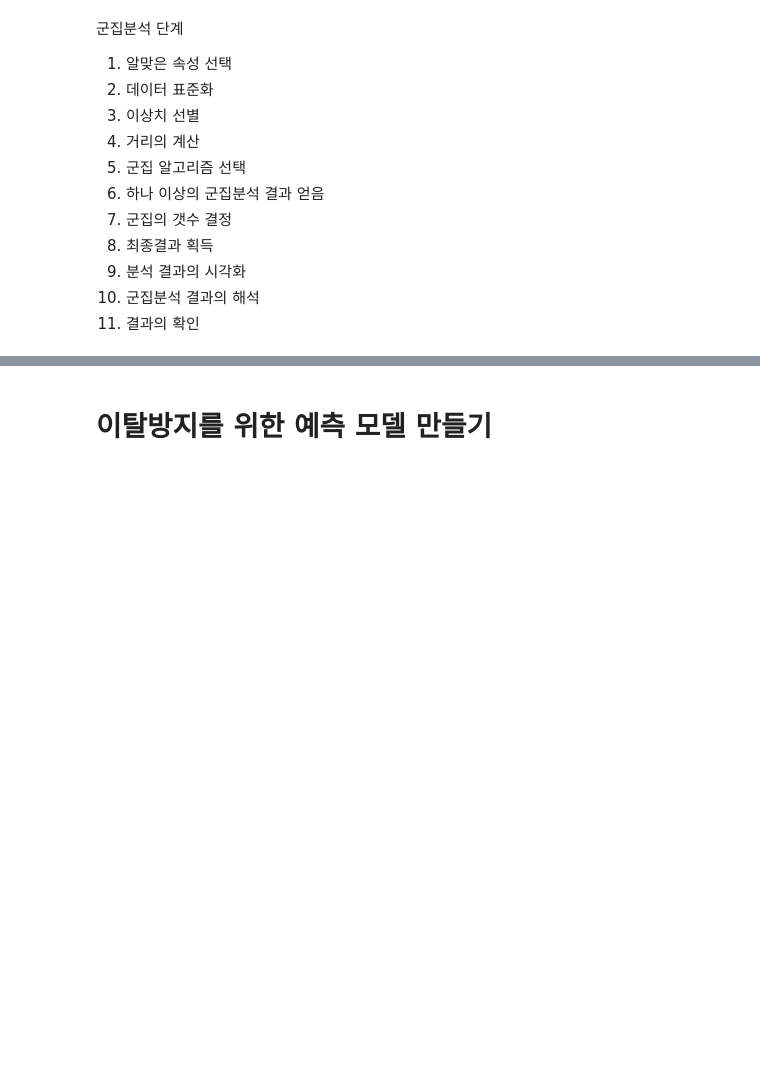
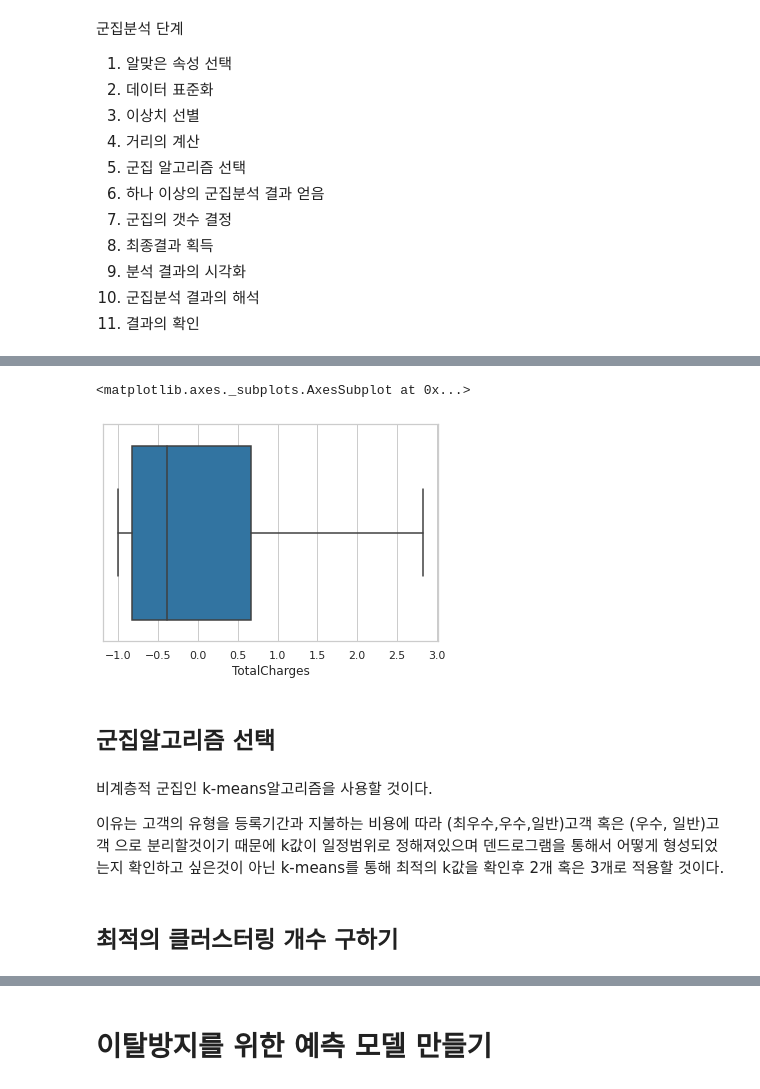
Before and after one commit to ljs7463/AnalysisProject, a Jupyter notebook: 개인프로젝트/1. Customer Churn/Telco_Customer_Churn.ipynb, the cells around one changed output, grey strips where cells are left out. Cells and saved outputs as stored; diff of their text form; code cells hidden in the pictures; blank space fills up the shorter version.

```diff
--- a/개인프로젝트/1. Customer Churn/Telco_Customer_Churn.ipynb
+++ b/개인프로젝트/1. Customer Churn/Telco_Customer_Churn.ipynb
@@ -1288,0 +1231,13 @@ df.groupby('군집소속')['SeniorCitizen','gender_Male','tenure','MonthlyCharge
+# %%
+sns.boxplot(df['TotalCharges'])
+# %% [output]
+<matplotlib.axes._subplots.AxesSubplot at 0x...>
+[figure, added]
+# %% [markdown]
+## 군집알고리즘 선택
+# %% [markdown]
+비계층적 군집인 k-means알고리즘을 사용할 것이다.
+
+이유는 고객의 유형을 등록기간과 지불하는 비용에 따라 (최우수,우수,일반)고객 혹은 (우수, 일반)고객 으로 분리할것이기 때문에 k값이 일정범위로 정해져있으며 덴드로그램을 통해서 어떻게 형성되었는지 확인하고 싶은것이 아닌 k-means를 통해 최적의 k값을 확인후 2개 혹은 3개로 적용할 것이다.
+# %% [markdown]
+## 최적의 클러스터링 개수 구하기
```
Also changed, not shown: parts of 50 cells of this notebook.
